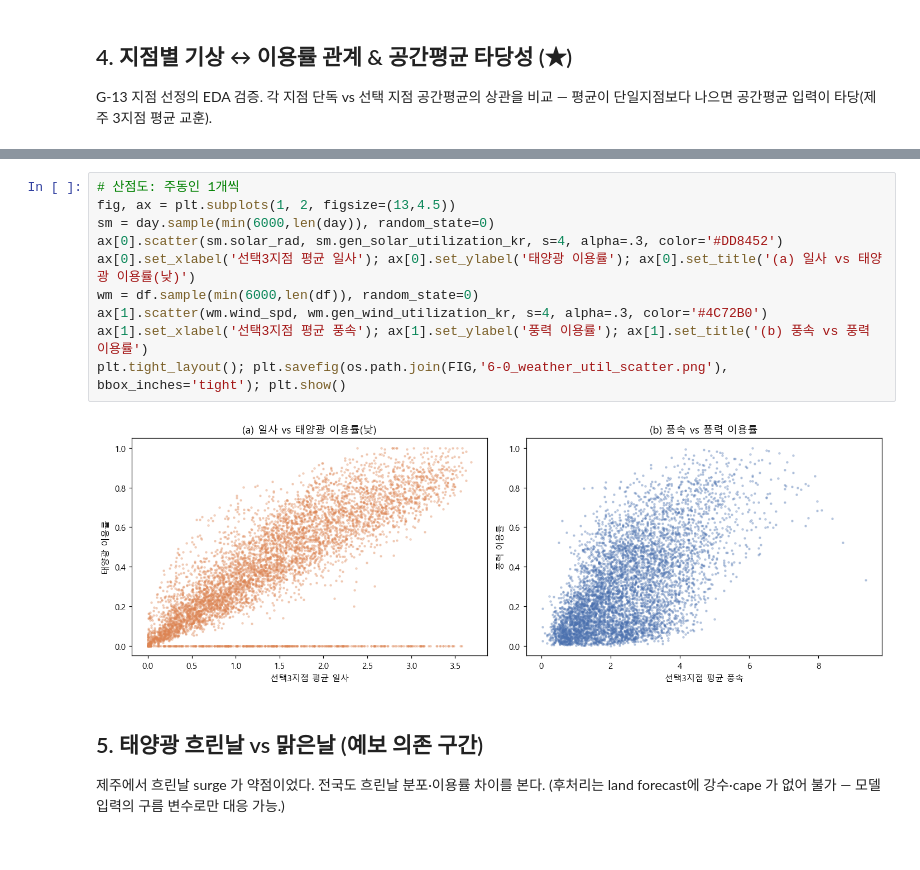
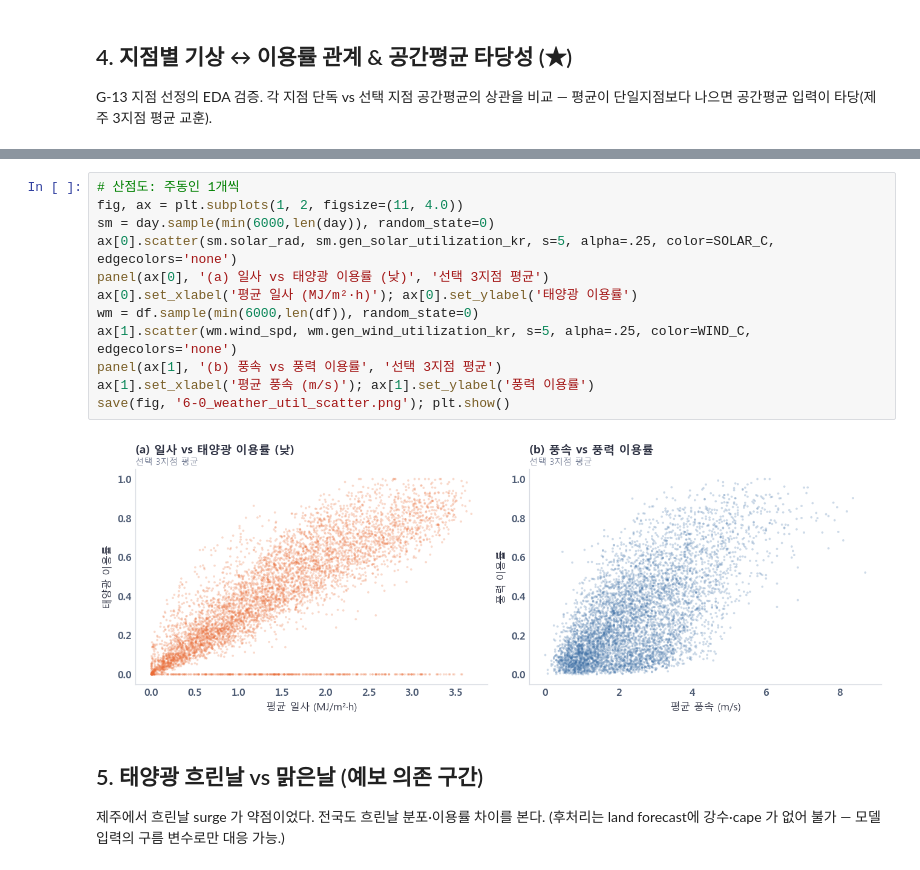
Before and after one commit to JeongYakyong/project2026, a Jupyter notebook: 6. land_solarwind_forecaster/nouse/eda/6-0_eda_landsw.ipynb, the cells around one changed output, grey strips where cells are left out. Cells and saved outputs as stored; diff of their text form.

```diff
--- a/6. land_solarwind_forecaster/nouse/eda/6-0_eda_landsw.ipynb
+++ b/6. land_solarwind_forecaster/nouse/eda/6-0_eda_landsw.ipynb
@@ -222,16 +257,18 @@ print(wind_corr.to_string(index=False))
 ■선택3지점 평균    ★     0.641
 # %%
 # 산점도: 주동인 1개씩
-fig, ax = plt.subplots(1, 2, figsize=(13,4.5))
+fig, ax = plt.subplots(1, 2, figsize=(11, 4.0))
 sm = day.sample(min(6000,len(day)), random_state=0)
-ax[0].scatter(sm.solar_rad, sm.gen_solar_utilization_kr, s=4, alpha=.3, color='#DD8452')
-ax[0].set_xlabel('선택3지점 평균 일사'); ax[0].set_ylabel('태양광 이용률'); ax[0].set_title('(a) 일사 vs 태양광 이용률(낮)')
+ax[0].scatter(sm.solar_rad, sm.gen_solar_utilization_kr, s=5, alpha=.25, color=SOLAR_C, edgecolors='none')
+panel(ax[0], '(a) 일사 vs 태양광 이용률 (낮)', '선택 3지점 평균')
+ax[0].set_xlabel('평균 일사 (MJ/m²·h)'); ax[0].set_ylabel('태양광 이용률')
 wm = df.sample(min(6000,len(df)), random_state=0)
-ax[1].scatter(wm.wind_spd, wm.gen_wind_utilization_kr, s=4, alpha=.3, color='#4C72B0')
-ax[1].set_xlabel('선택3지점 평균 풍속'); ax[1].set_ylabel('풍력 이용률'); ax[1].set_title('(b) 풍속 vs 풍력 이용률')
-plt.tight_layout(); plt.savefig(os.path.join(FIG,'6-0_weather_util_scatter.png'), bbox_inches='tight'); plt.show()
+ax[1].scatter(wm.wind_spd, wm.gen_wind_utilization_kr, s=5, alpha=.25, color=WIND_C, edgecolors='none')
+panel(ax[1], '(b) 풍속 vs 풍력 이용률', '선택 3지점 평균')
+ax[1].set_xlabel('평균 풍속 (m/s)'); ax[1].set_ylabel('풍력 이용률')
+save(fig, '6-0_weather_util_scatter.png'); plt.show()
 # %% [output]
-[figure, old version]
+[figure, new version]
 # %% [markdown]
 ## 5. 태양광 흐린날 vs 맑은날 (예보 의존 구간)
 
```
Also changed, not shown: parts of 13 cells of this notebook, 26 other files.
